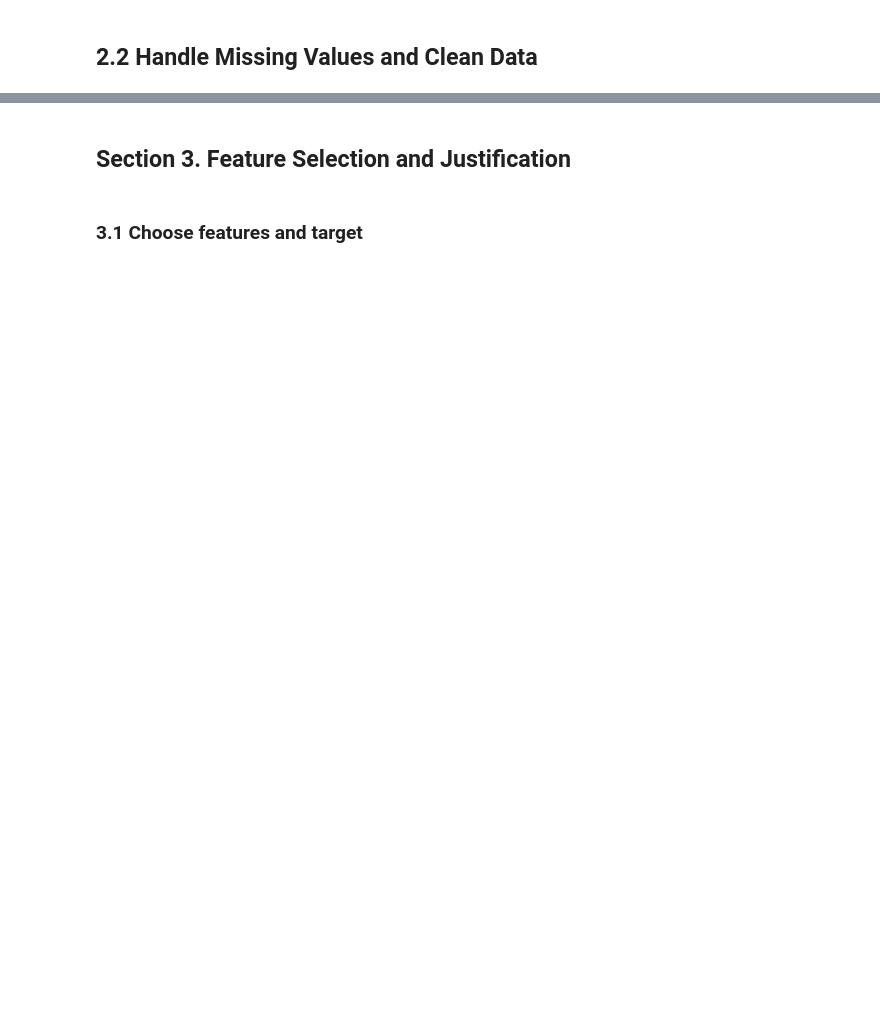
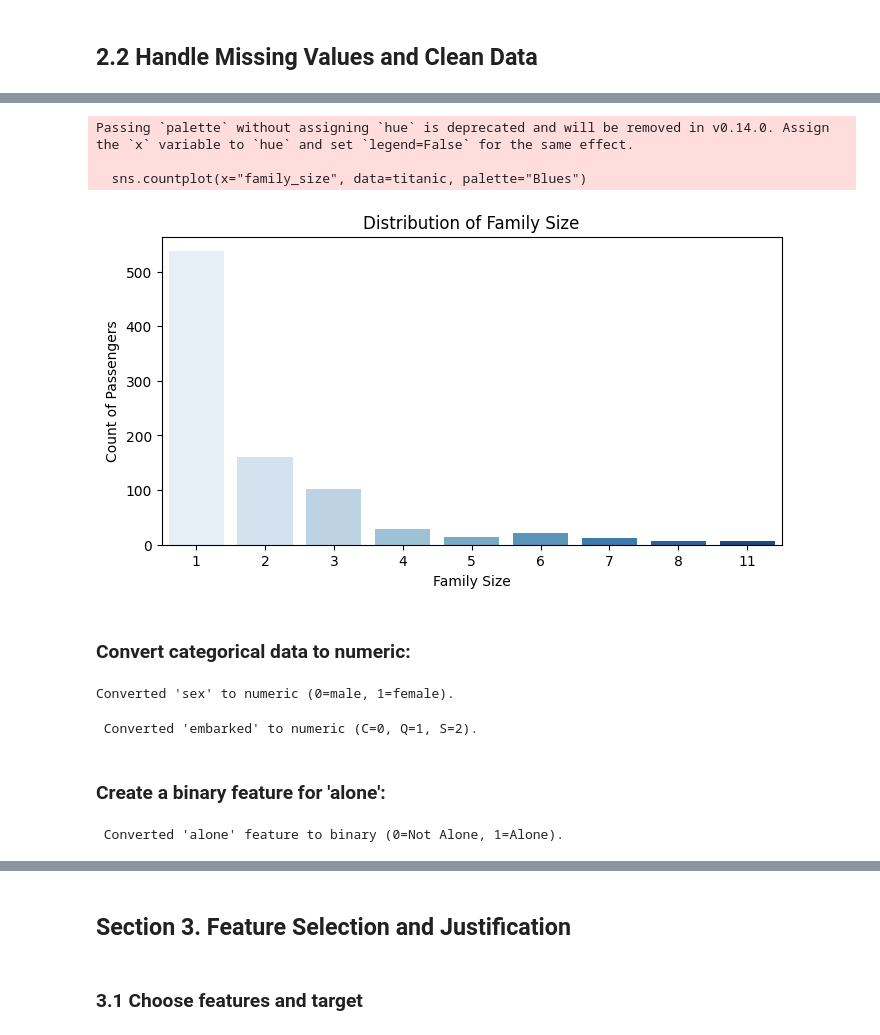
Before and after one commit to albertokabore/applied-ml-kabore, a Jupyter notebook: notebooks/project02/ml02_kabore.ipynb, the cells around one changed output, grey strips where cells are left out. Saved outputs shown, nothing was run; the diff lists cells and outputs as text; code cells hidden in the pictures; blank space fills up the shorter version.

```diff
--- a/notebooks/project02/ml02_kabore.ipynb
+++ b/notebooks/project02/ml02_kabore.ipynb
@@ -205,0 +265,9 @@ plt.show()
+# %%
+# Fill the missing values
+titanic["age"].fillna(age_median, inplace=True)
+titanic["embark_town"].fillna(embark_town_mode, inplace=True)
+titanic["embarked"].fillna(embarked_mode, inplace=True)
+
+# Show missing counts after cleaning
+print("Missing values AFTER cleaning:")
+print(titanic[["age", "embark_town", "embarked"]].isnull().sum(), "\n")
@@ -206,3 +298,11 @@ plt.show()
 # %%
-titanic['age'].fillna(titanic['age'].median(), inplace=True)
+# Show summary statistics and quick verification
+print("Age summary after cleaning:")
+print(titanic["age"].describe(), "\n")
+
+print("Embark_town frequency after cleaning:")
+print(titanic["embark_town"].value_counts(), "\n")
+
+print("Embarked frequency after cleaning:")
+print(titanic["embarked"].value_counts(), "\n")
 # %% [output]
@@ -215,3 +326,5 @@ For example, when doing 'df[col].method(value, inplace=True)', try using 'df.met
 # %%
-titanic['embark_town'].fillna(titanic['embark_town'].mode()[0], inplace=True)
+# Display sample rows to verify
+print("Sample rows showing cleaned values:")
+print(titanic[["age", "embark_town", "embarked"]].head(10))
 # %% [output]
@@ -239,0 +387,44 @@ titanic['alone'] = titanic['alone'].astype(int)
+# %%
+# Visual check: How family sizes are distributed
+import matplotlib.pyplot as plt
+import seaborn as sns
+plt.figure(figsize=(8,4))
+sns.countplot(x="family_size", data=titanic, palette="Blues")
+plt.title("Distribution of Family Size")
+plt.xlabel("Family Size")
+plt.ylabel("Count of Passengers")
+plt.show()
+# %% [output]
+Passing `palette` without assigning `hue` is deprecated and will be removed in v0.14.0. Assign the `x` variable to `hue` and set `legend=False` for the same effect.
+
+  sns.countplot(x="family_size", data=titanic, palette="Blues")
+[figure, added]
+# %% [markdown]
+### Convert categorical data to numeric:
+# %%
+# --- 2. Convert categorical data to numeric safely ---
+# Convert 'sex' to numeric: male=0, female=1
+if titanic["sex"].dtype == "O":
+    titanic["sex"] = titanic["sex"].map({"male": 0, "female": 1})
+print("Converted 'sex' to numeric (0=male, 1=female).")
+# %% [output]
+Converted 'sex' to numeric (0=male, 1=female).
+# %%
+# Convert 'embarked' to numeric: C=0, Q=1, S=2
+if titanic["embarked"].dtype == "O":
+    titanic["embarked"] = titanic["embarked"].map({"C": 0, "Q": 1, "S": 2})
+print(" Converted 'embarked' to numeric (C=0, Q=1, S=2).\n")
+# %% [output]
+ Converted 'embarked' to numeric (C=0, Q=1, S=2).
+# %% [markdown]
+### Create a binary feature for 'alone':
+# %%
+
+# --- 3. Create binary indicator for 'alone' ---
+# The 'alone' column already exists as boolean in seaborn’s Titanic dataset
+# Convert True/False to 1/0 for modeling
+if titanic["alone"].dtype == "bool":
+    titanic["alone"] = titanic["alone"].astype(int)
+print(" Converted 'alone' feature to binary (0=Not Alone, 1=Alone).\n")
+# %% [output]
+ Converted 'alone' feature to binary (0=Not Alone, 1=Alone).
```
Also changed, not shown: parts of 29 cells of this notebook.
